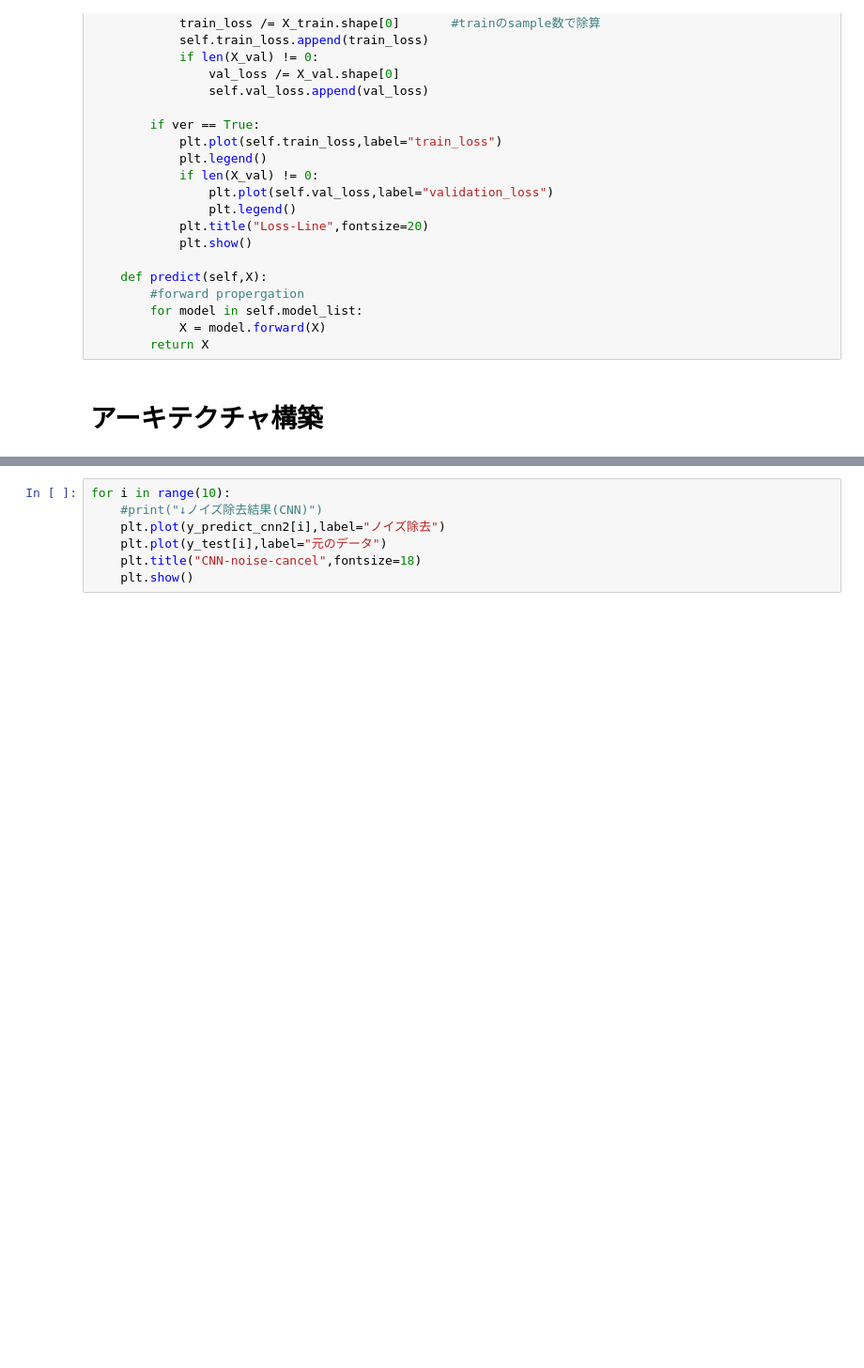
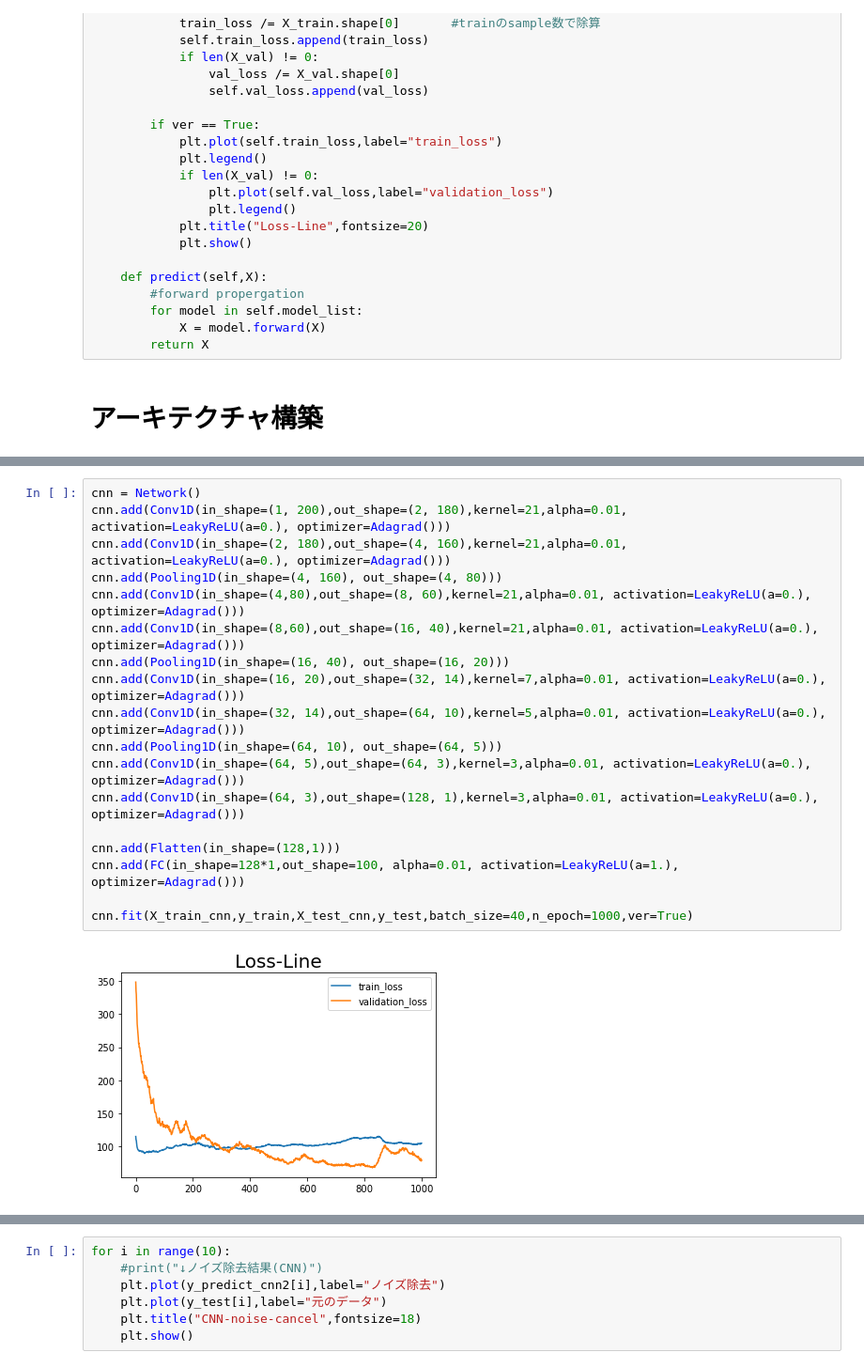
Before and after one commit to Go-to-Ray/Youtube_AI, a Jupyter notebook: CNN/CNN1d_fullscratch-Copy1.ipynb, the cells around one changed output, grey strips where cells are left out. Shown at 94% size. Saved outputs shown, nothing was run; the diff lists cells and outputs as text; blank space fills up the shorter version.

```diff
--- a/CNN/CNN1d_fullscratch-Copy1.ipynb
+++ b/CNN/CNN1d_fullscratch-Copy1.ipynb
@@ -620,3 +602,23 @@ Wall time: 11min 37s
+# %%
+cnn = Network()
+cnn.add(Conv1D(in_shape=(1, 200),out_shape=(2, 180),kernel=21,alpha=0.01, activation=LeakyReLU(a=0.), optimizer=Adagrad()))
+cnn.add(Conv1D(in_shape=(2, 180),out_shape=(4, 160),kernel=21,alpha=0.01, activation=LeakyReLU(a=0.), optimizer=Adagrad()))
+cnn.add(Pooling1D(in_shape=(4, 160), out_shape=(4, 80)))
+cnn.add(Conv1D(in_shape=(4,80),out_shape=(8, 60),kernel=21,alpha=0.01, activation=LeakyReLU(a=0.), optimizer=Adagrad()))
+cnn.add(Conv1D(in_shape=(8,60),out_shape=(16, 40),kernel=21,alpha=0.01, activation=LeakyReLU(a=0.), optimizer=Adagrad()))
+cnn.add(Pooling1D(in_shape=(16, 40), out_shape=(16, 20)))
+cnn.add(Conv1D(in_shape=(16, 20),out_shape=(32, 14),kernel=7,alpha=0.01, activation=LeakyReLU(a=0.), optimizer=Adagrad()))
+cnn.add(Conv1D(in_shape=(32, 14),out_shape=(64, 10),kernel=5,alpha=0.01, activation=LeakyReLU(a=0.), optimizer=Adagrad()))
+cnn.add(Pooling1D(in_shape=(64, 10), out_shape=(64, 5)))
+cnn.add(Conv1D(in_shape=(64, 5),out_shape=(64, 3),kernel=3,alpha=0.01, activation=LeakyReLU(a=0.), optimizer=Adagrad()))
+cnn.add(Conv1D(in_shape=(64, 3),out_shape=(128, 1),kernel=3,alpha=0.01, activation=LeakyReLU(a=0.), optimizer=Adagrad()))
+
+cnn.add(Flatten(in_shape=(128,1)))
+cnn.add(FC(in_shape=128*1,out_shape=100, alpha=0.01, activation=LeakyReLU(a=1.), optimizer=Adagrad()))
+
+cnn.fit(X_train_cnn,y_train,X_test_cnn,y_test,batch_size=40,n_epoch=1000,ver=True)
+# %% [output]
+[figure, added]
 # %%
 print(cnn.model_list[0].w)
 # %% [output]
```
Also changed, not shown: parts of 8 cells of this notebook, 2 other files.
